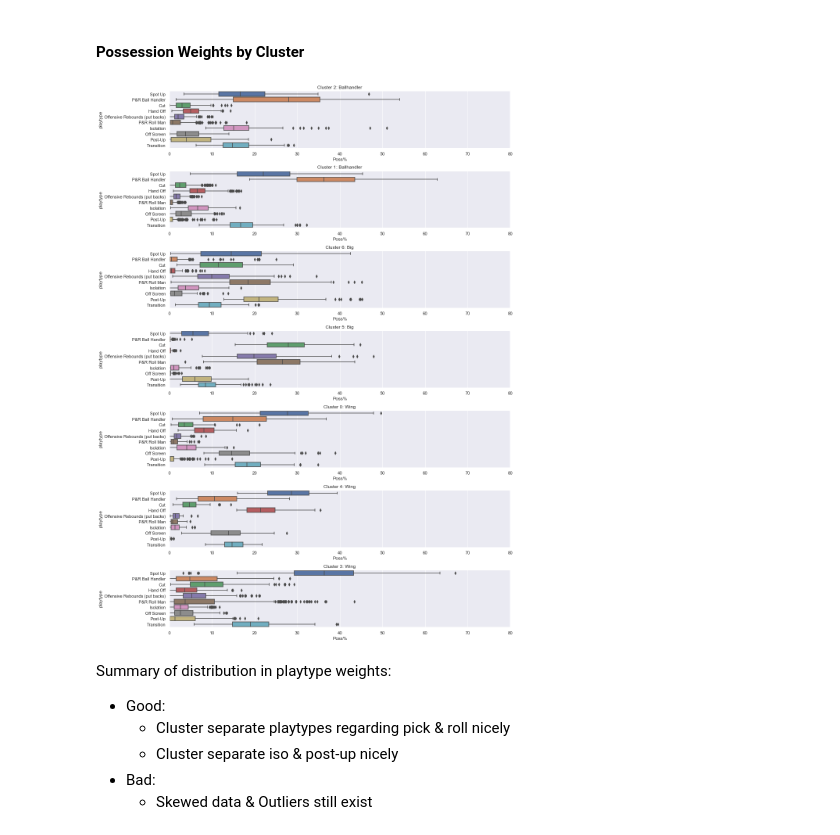
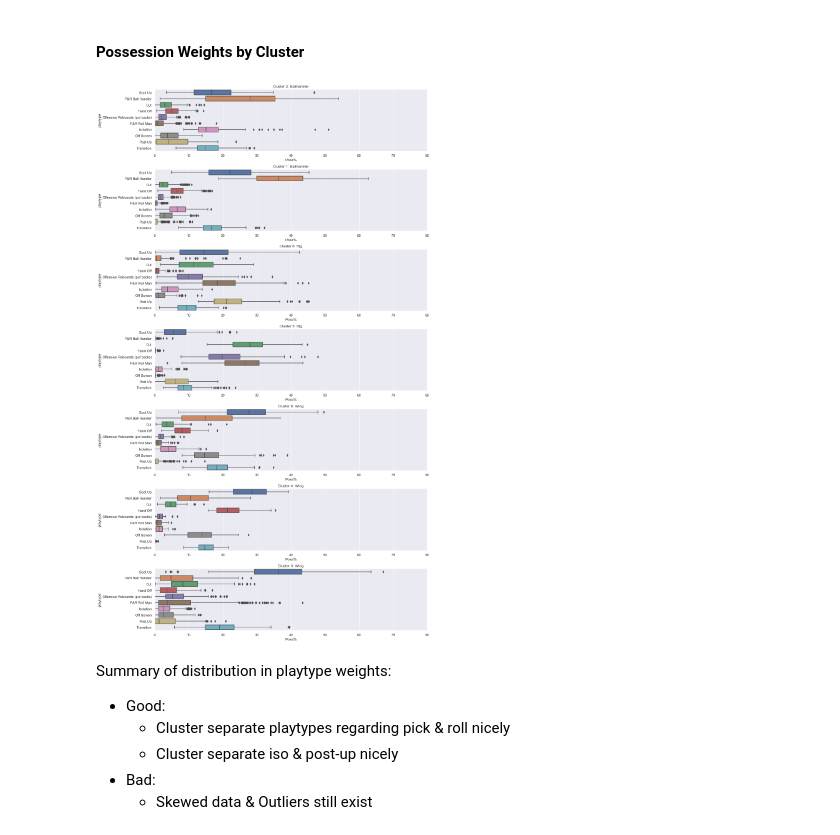
Before and after one commit to xulianrenzoku/synergy_clustering, a Jupyter notebook: nba_clustering_models.ipynb, the cells around one changed output. Saved outputs shown, nothing was run; the diff lists cells and outputs as text; code cells hidden in the pictures.

```diff
--- a/nba_clustering_models.ipynb
+++ b/nba_clustering_models.ipynb
@@ -525,21 +552,21 @@ cluster_dict = {2: 'Ballhandler', 1: 'Ballhandler',
 # %% [markdown]
 #### Possession Weights by Cluster
 # %%
-figsize(15, 20)
+figsize(15, 25)
 n_clusters = len(set(df['player_cluster']))
 data_dict = {cluster: get_playtype_dist(df[df['player_cluster'] == cluster])
              for cluster in range(n_clusters)}
 
 for idx, cluster in enumerate(list(cluster_dict.keys()), 1):
     data = get_playtype_dist(df[df['player_cluster'] == cluster])
     plt.subplot(n_clusters, 1, idx)
     sns.boxplot(x="Poss%", y="playtype", data=data_dict[cluster])
     plt.title(f'Cluster {cluster}: {cluster_dict[cluster]}')
     plt.xlim(0, 80)
 
 plt.tight_layout()
 # %% [output]
-[figure, old version]
+[figure, new version]
 # %% [markdown]
 Summary of distribution in playtype weights:
 - Good:
```
Also changed, not shown: parts of 11 cells of this notebook.
